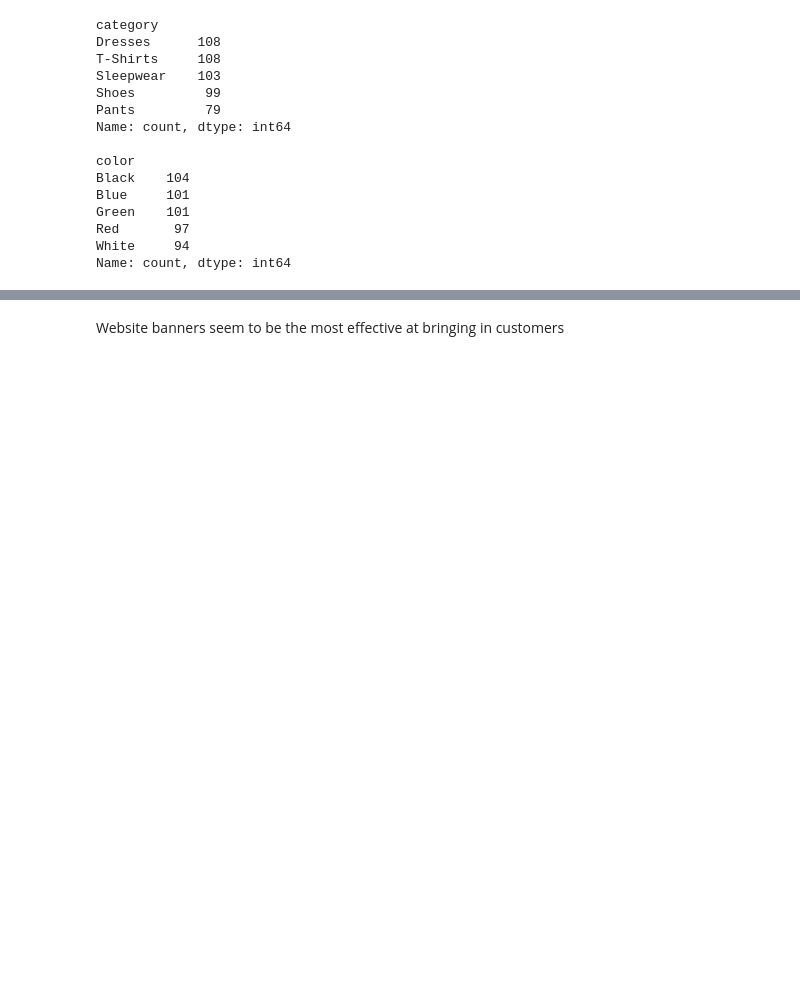
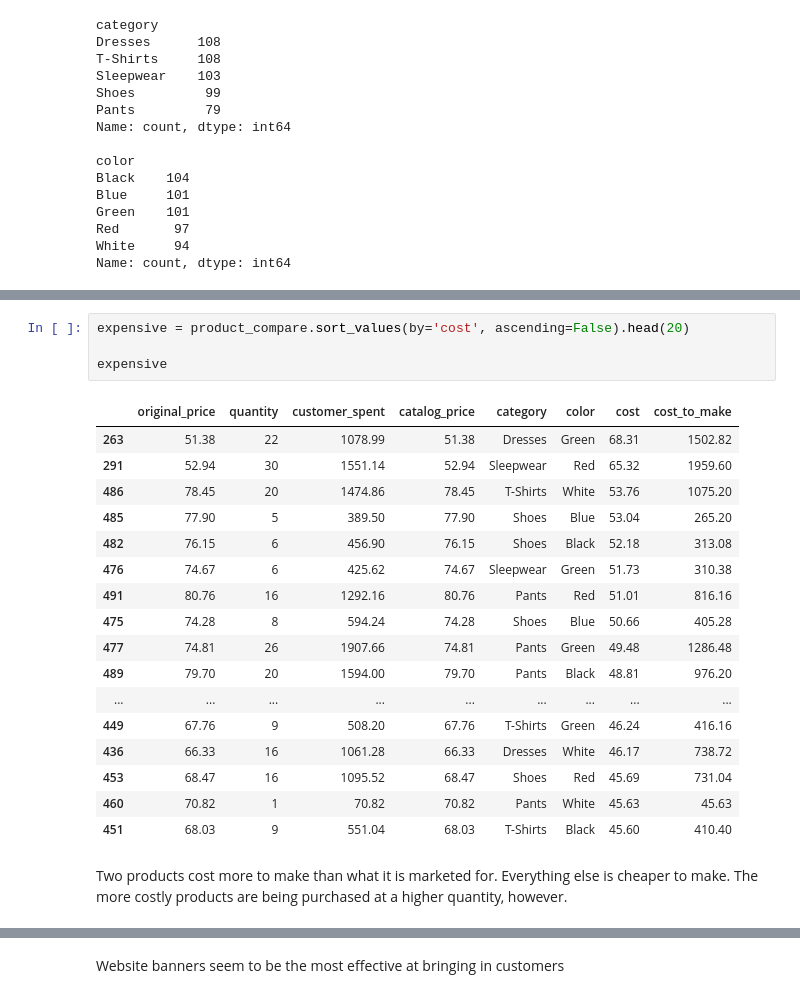
Before and after one commit to tanishasikder/Europe-Fashion, a Jupyter notebook: description.ipynb, the cells around one changed output, grey strips where cells are left out. Drawn from its saved outputs; the diff is of its cells as text; blank space fills up the shorter version.

```diff
--- a/description.ipynb
+++ b/description.ipynb
@@ -348,0 +346,24 @@ Compare catalog_price with original_price and see the revenue
+# %%
+expensive = product_compare.sort_values(by='cost', ascending=False).head(20)
+
+expensive
+# %% [output]
+|  | original_price | quantity | customer_spent | catalog_price | category | color | cost | cost_to_make |
+| 263 | 51.38 | 22 | 1078.99 | 51.38 | Dresses | Green | 68.31 | 1502.82 |
+| 291 | 52.94 | 30 | 1551.14 | 52.94 | Sleepwear | Red | 65.32 | 1959.60 |
+| 486 | 78.45 | 20 | 1474.86 | 78.45 | T-Shirts | White | 53.76 | 1075.20 |
+| 485 | 77.90 | 5 | 389.50 | 77.90 | Shoes | Blue | 53.04 | 265.20 |
+| 482 | 76.15 | 6 | 456.90 | 76.15 | Shoes | Black | 52.18 | 313.08 |
+| 476 | 74.67 | 6 | 425.62 | 74.67 | Sleepwear | Green | 51.73 | 310.38 |
+| 491 | 80.76 | 16 | 1292.16 | 80.76 | Pants | Red | 51.01 | 816.16 |
+| 475 | 74.28 | 8 | 594.24 | 74.28 | Shoes | Blue | 50.66 | 405.28 |
+| 477 | 74.81 | 26 | 1907.66 | 74.81 | Pants | Green | 49.48 | 1286.48 |
+| 489 | 79.70 | 20 | 1594.00 | 79.70 | Pants | Black | 48.81 | 976.20 |
+| ... | ... | ... | ... | ... | ... | ... | ... | ... |
+| 449 | 67.76 | 9 | 508.20 | 67.76 | T-Shirts | Green | 46.24 | 416.16 |
+| 436 | 66.33 | 16 | 1061.28 | 66.33 | Dresses | White | 46.17 | 738.72 |
+| 453 | 68.47 | 16 | 1095.52 | 68.47 | Shoes | Red | 45.69 | 731.04 |
+| 460 | 70.82 | 1 | 70.82 | 70.82 | Pants | White | 45.63 | 45.63 |
+| 451 | 68.03 | 9 | 551.04 | 68.03 | T-Shirts | Black | 45.60 | 410.40 |
+# %% [markdown]
+Two products cost more to make than what it is marketed for. Everything else is cheaper to make. The more costly products are being purchased at a higher quantity, however.
```
Also changed, not shown: parts of 24 cells of this notebook, 2 other files.
